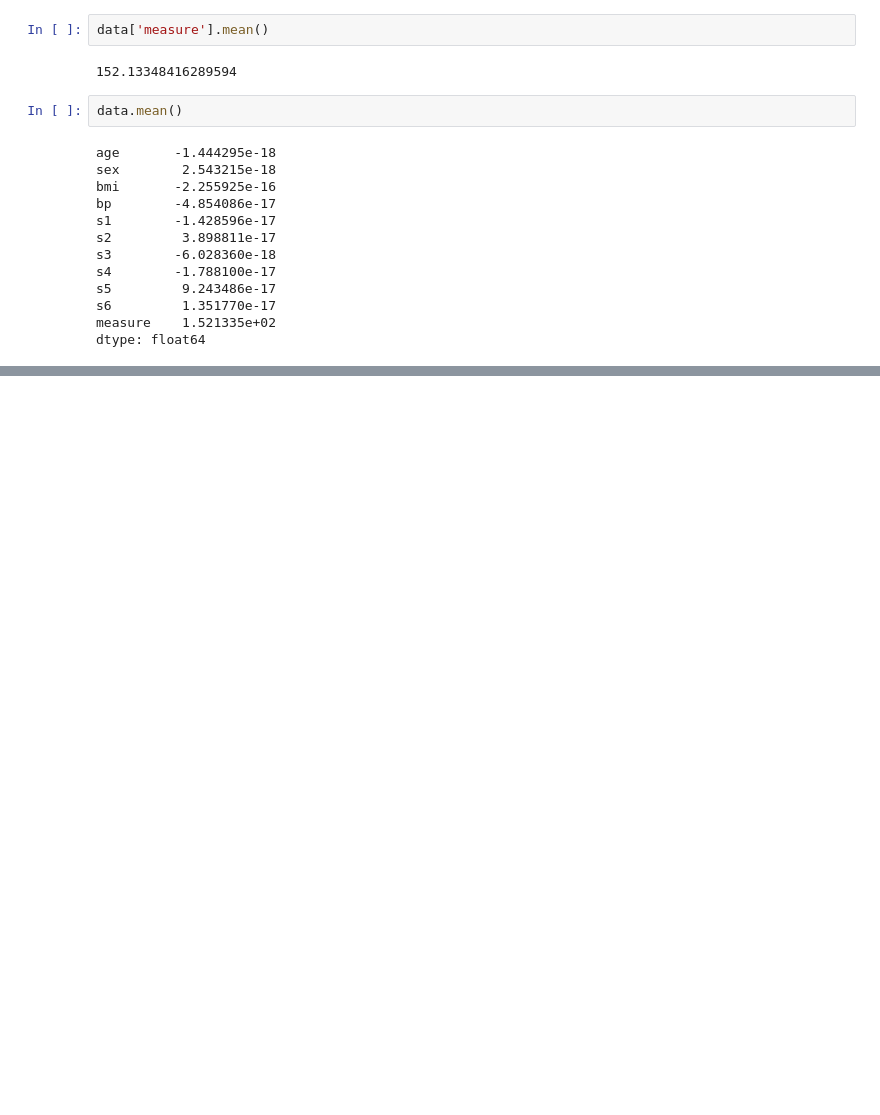
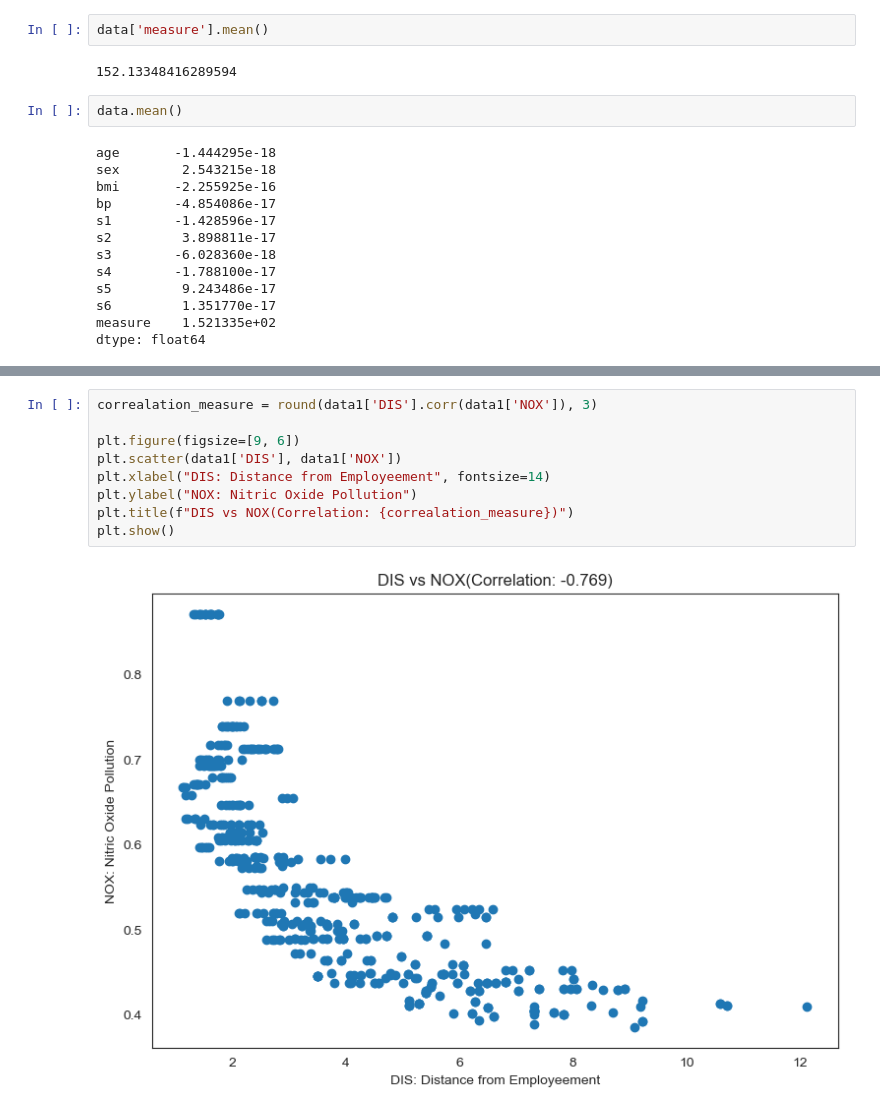
Before and after one commit to RasoulAskari/MLProject, a Jupyter notebook: Multiveriate Regression.ipynb, the cells around one changed output, grey strips where cells are left out. Cells and saved outputs as stored; diff of their text form; blank space fills up the shorter version.

```diff
--- a/Multiveriate Regression.ipynb
+++ b/Multiveriate Regression.ipynb
@@ -244,0 +270,11 @@ mask
+# %%
+correalation_measure = round(data1['DIS'].corr(data1['NOX']), 3)
+
+plt.figure(figsize=[9, 6])
+plt.scatter(data1['DIS'], data1['NOX'])
+plt.xlabel("DIS: Distance from Employeement", fontsize=14)
+plt.ylabel("NOX: Nitric Oxide Pollution")
+plt.title(f"DIS vs NOX(Correlation: {correalation_measure})")
+plt.show()
+# %% [output]
+[figure, added]
```
Also changed, not shown: parts of 17 cells of this notebook.
